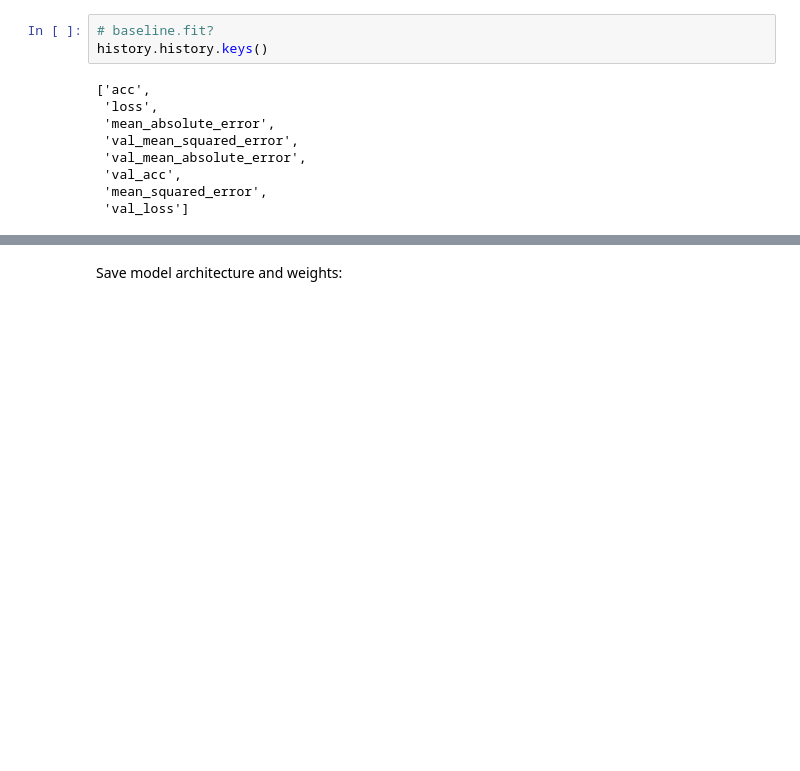
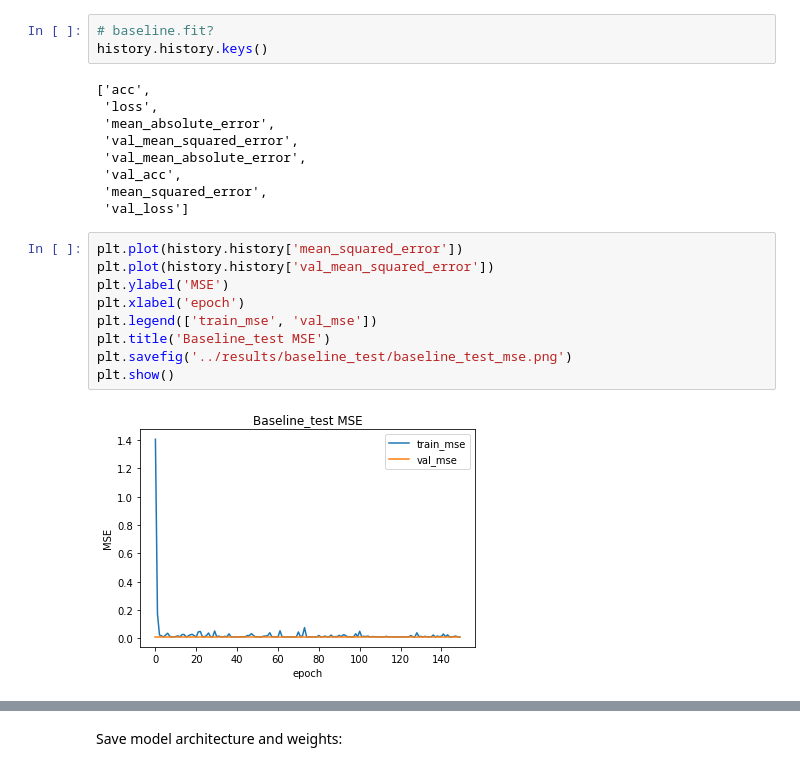
Before and after one commit to ju1es/superduperthesis, a Jupyter notebook: src/notebooks/Train and Evaluate Model.ipynb, the cells around one changed output, grey strips where cells are left out. Drawn from its saved outputs; the diff is of its cells as text; blank space fills up the shorter version.

```diff
--- a/src/notebooks/Train and Evaluate Model.ipynb
+++ b/src/notebooks/Train and Evaluate Model.ipynb
@@ -414,6 +415,17 @@ history.history.keys()
  'val_acc',
  'mean_squared_error',
  'val_loss']
+# %%
+plt.plot(history.history['mean_squared_error'])
+plt.plot(history.history['val_mean_squared_error'])
+plt.ylabel('MSE')
+plt.xlabel('epoch')
+plt.legend(['train_mse', 'val_mse'])
+plt.title('Baseline_test MSE')
+plt.savefig('../results/baseline_test/baseline_test_mse.png')
+plt.show()
+# %% [output]
+[figure, added]
 # %%
 plt.plot(history.history['loss'])
 plt.plot(history.history['val_loss'])
```
Also changed, not shown: parts of 6 cells of this notebook, 1 other file.
